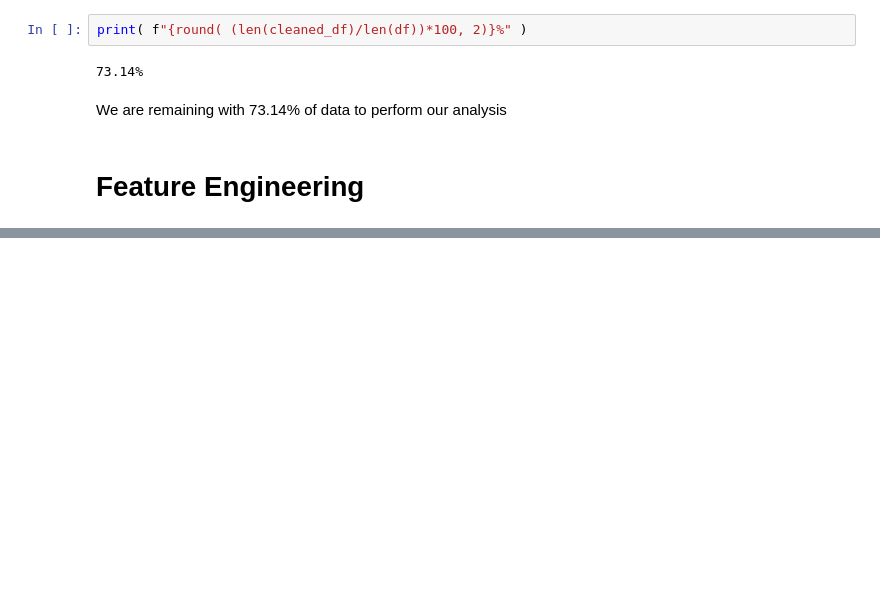
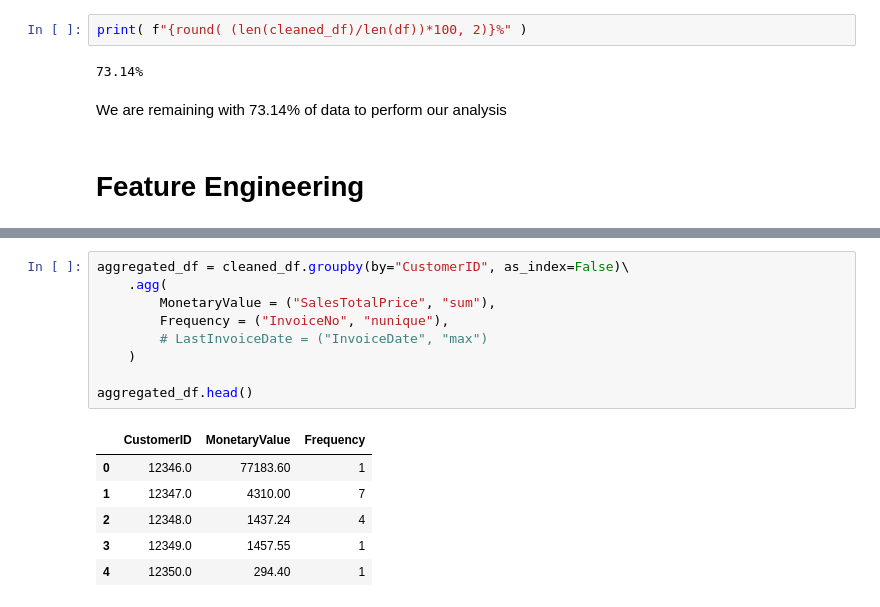
Before and after one commit to kamahTek/Machine-Learning, a Jupyter notebook: Unsupervised-Learning/Clustering/Online-Retail/index.ipynb, the cells around one changed output, grey strips where cells are left out. Saved outputs shown, nothing was run; the diff lists cells and outputs as text; blank space fills up the shorter version.

```diff
--- a/Unsupervised-Learning/Clustering/Online-Retail/index.ipynb
+++ b/Unsupervised-Learning/Clustering/Online-Retail/index.ipynb
@@ -347,0 +371,16 @@ We are remaining with 73.14% of data to perform our analysis
+# %%
+aggregated_df = cleaned_df.groupby(by="CustomerID", as_index=False)\
+    .agg(
+        MonetaryValue = ("SalesTotalPrice", "sum"),
+        Frequency = ("InvoiceNo", "nunique"),
+        # LastInvoiceDate = ("InvoiceDate", "max")
+    )
+
+aggregated_df.head()
+# %% [output]
+|  | CustomerID | MonetaryValue | Frequency |
+| 0 | 12346.0 | 77183.60 | 1 |
+| 1 | 12347.0 | 4310.00 | 7 |
+| 2 | 12348.0 | 1437.24 | 4 |
+| 3 | 12349.0 | 1457.55 | 1 |
+| 4 | 12350.0 | 294.40 | 1 |
```
Also changed, not shown: parts of 2 cells of this notebook.
